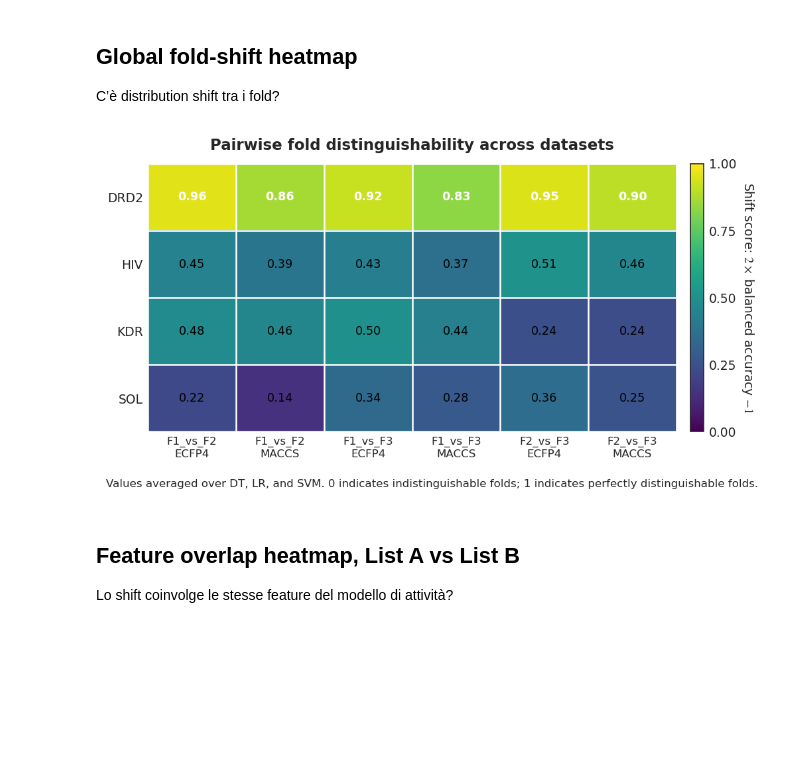
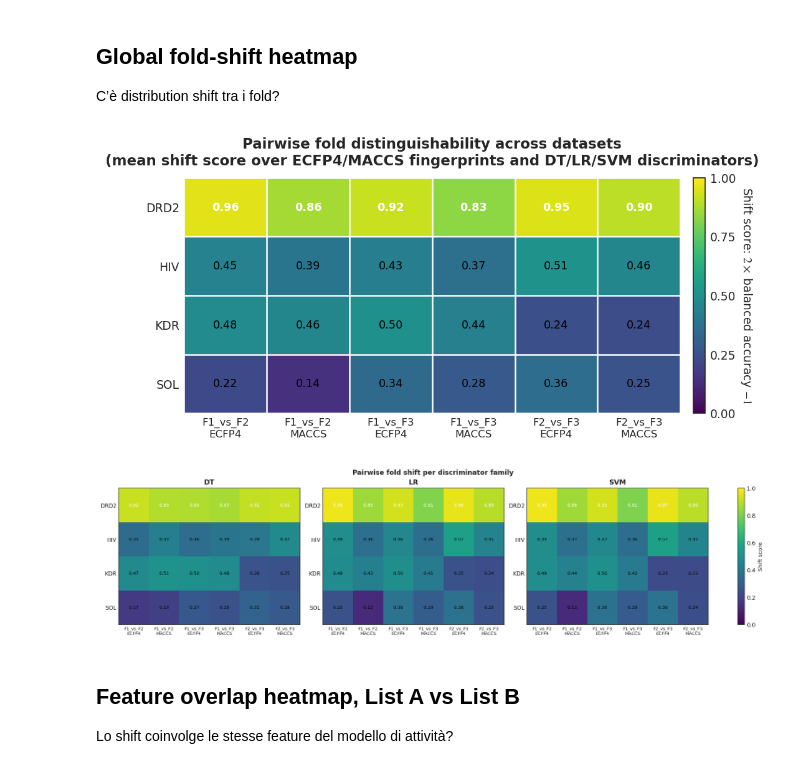
Before and after one commit to francescocapria/drug-discovery-lohi, a Jupyter notebook: notebooks/distribution_shift_analysis/classifier_shift_test_all_hi.ipynb, the cells around one changed output. Drawn from its saved outputs; the diff is of its cells as text; code cells hidden in the pictures; blank space fills up the shorter version.

Commit message:
Figures for distribution shift adjsuted

```diff
--- a/notebooks/distribution_shift_analysis/classifier_shift_test_all_hi.ipynb
+++ b/notebooks/distribution_shift_analysis/classifier_shift_test_all_hi.ipynb
@@ -1252,9 +1234,9 @@ im = ax.imshow(
 
 # Short, paper-friendly title
 ax.set_title(
-    "Pairwise fold distinguishability across datasets",
-    pad=10,
-    fontweight="bold",
+    "Pairwise fold distinguishability across datasets\n"
+    "(mean shift score over ECFP4/MACCS fingerprints and DT/LR/SVM discriminators)",
+    pad=10, fontweight="bold",
 )
 
 # Axis ticks and labels
@@ -1301,45 +1283,70 @@ cbar = fig.colorbar(
     ax=ax,
     fraction=0.035,
     pad=0.025,
 )
 
 cbar.set_label(
     r"Shift score: $2 \times$ balanced accuracy $- 1$",
     rotation=270,
     labelpad=14,
 )
 
 cbar.set_ticks([0, 0.25, 0.50, 0.75, 1.00])
 cbar.ax.tick_params(length=0)
 
-# Optional explanatory note, smaller than title
-fig.text(
-    0.5,
-    -0.02,
-    "Values averaged over DT, LR, and SVM. "
-    "0 indicates indistinguishable folds; 1 indicates perfectly distinguishable folds.",
-    ha="center",
-    va="top",
-    fontsize=8,
-)
-
 fig.tight_layout()
 
 # Save both raster and vector versions
 fig.savefig(
     FIG_ROOT / "global_fold_shift_heatmap_shift_score_01.png",
     dpi=600,
     bbox_inches="tight",
 )
 
 fig.savefig(
     FIG_ROOT / "global_fold_shift_heatmap_shift_score_01.pdf",
     bbox_inches="tight",
 )
 
 plt.show()
+
+# Per-model shift heatmaps (one panel per discriminator family)
+fig, axes = plt.subplots(1, 3, figsize=(15, 3.6), constrained_layout=True)
+
+for ax, model_name in zip(axes, ["DT", "LR", "SVM"]):
+    sub = (
+        df_search_cv
+        .query("fingerprint in @PLOT_FPS and model == @model_name")
+        .groupby(["dataset", "pair", "fingerprint"], as_index=False)["shift_score_01"]
+        .mean()
+    )
+    sub["column"] = sub["pair"] + "\n" + sub["fingerprint"].str.upper()
+    mat = sub.pivot(index="dataset", columns="column", values="shift_score_01").reindex(DATASETS)
+    mat = mat[[c for c in ordered_cols if c in mat.columns]]
+
+    im = ax.imshow(
+        np.ma.masked_invalid(mat.values.astype(float)),
+        vmin=0, vmax=1, cmap=cmap, aspect="auto", interpolation="nearest",
+    )
+    ax.set_title(model_name, fontweight="bold")
+    ax.set_xticks(range(len(mat.columns)))
+    ax.set_xticklabels(mat.columns, rotation=0, fontsize=7)
+    ax.set_yticks(range(len(mat.index)))
+    ax.set_yticklabels([d.upper() for d in mat.index])
+    for i in range(mat.shape[0]):
+        for j in range(mat.shape[1]):
+            v = mat.iloc[i, j]
+            if pd.notna(v):
+                ax.text(j, i, f"{v:.2f}", ha="center", va="center",
+                        fontsize=7, color="white" if v >= 0.62 else "black")
+
+fig.colorbar(im, ax=axes, fraction=0.02, label="Shift score")
+fig.suptitle("Pairwise fold shift per discriminator family", fontweight="bold", y=1.05)
+fig.savefig(FIG_ROOT / "shift_heatmap_per_model.png", dpi=600, bbox_inches="tight")
+plt.show()
 # %% [output]
-[figure, old version]
+[figure, new version]
+[figure, added]
 # %% [markdown]
 ## Feature overlap heatmap, List A vs List B
 
```
Also changed, not shown: parts of 7 cells of this notebook, 10 other files.
